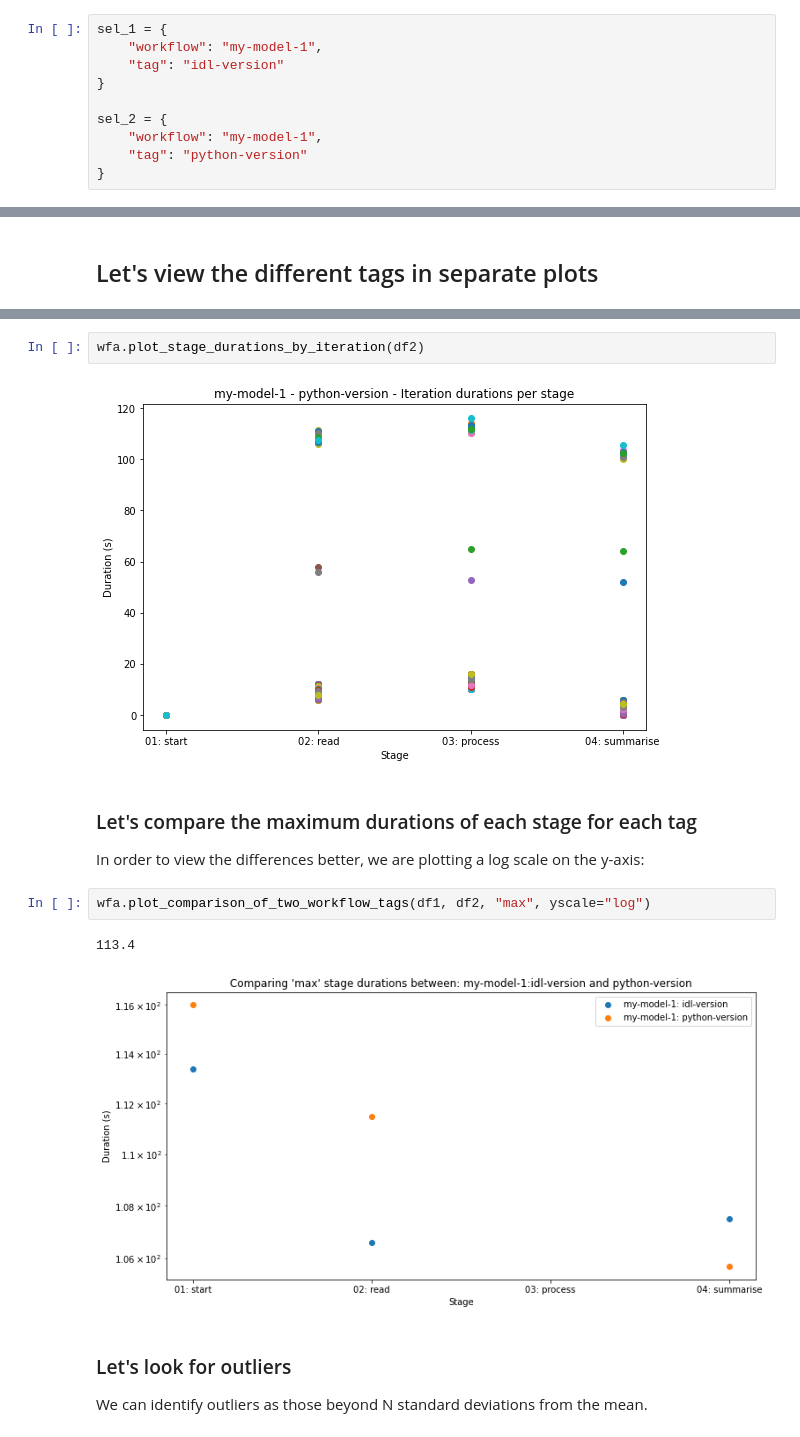
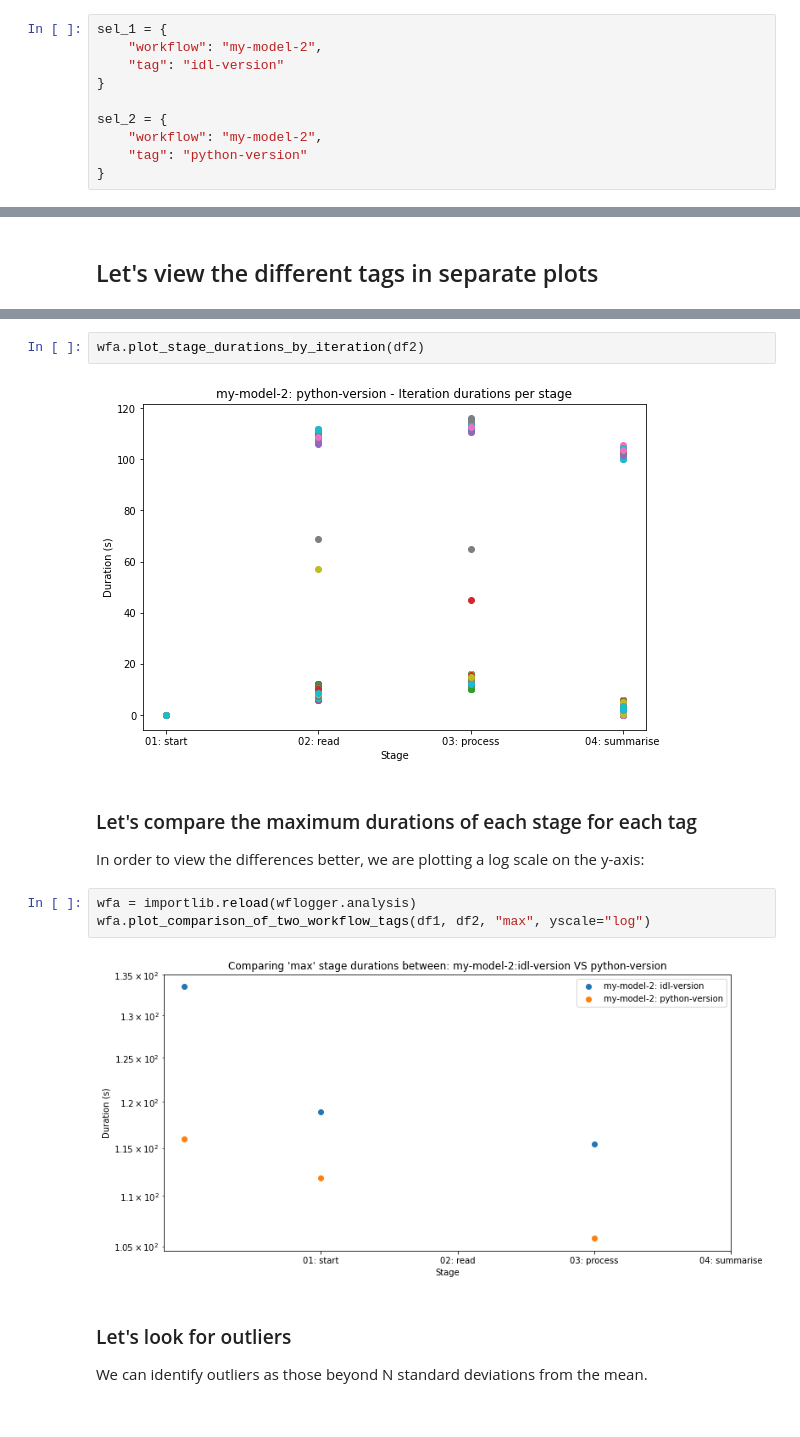
Before and after one commit to cedadev/wflogger, a Jupyter notebook: notebooks/wflog-plots.ipynb, the cells around one changed output, grey strips where cells are left out. Cells and saved outputs as stored; diff of their text form.

```diff
--- a/notebooks/wflog-plots.ipynb
+++ b/notebooks/wflog-plots.ipynb
@@ -18,12 +18,12 @@ wfa = importlib.reload(wflogger.analysis)
 I want to compare two runs:
 # %%
 sel_1 = {
-    "workflow": "my-model-1",
+    "workflow": "my-model-2",
     "tag": "idl-version"
 }
 
 sel_2 = {
-    "workflow": "my-model-1",
+    "workflow": "my-model-2",
     "tag": "python-version"
 }
 # %%
@@ -52,16 +52,16 @@ wfa.plot_stage_durations_by_iteration(df1)
 # %%
 wfa.plot_stage_durations_by_iteration(df2)
 # %% [output]
-[figure, old version]
+[figure, new version]
 # %% [markdown]
 ### Let's compare the maximum durations of each stage for each tag
 
 In order to view the differences better, we are plotting a log scale on the y-axis:
 # %%
+wfa = importlib.reload(wflogger.analysis)
 wfa.plot_comparison_of_two_workflow_tags(df1, df2, "max", yscale="log")
 # %% [output]
-113.4
-[figure, old version]
+[figure, new version]
 # %% [markdown]
 ### Let's look for outliers
 
```
Also changed, not shown: parts of 11 cells of this notebook, 3 other files.
